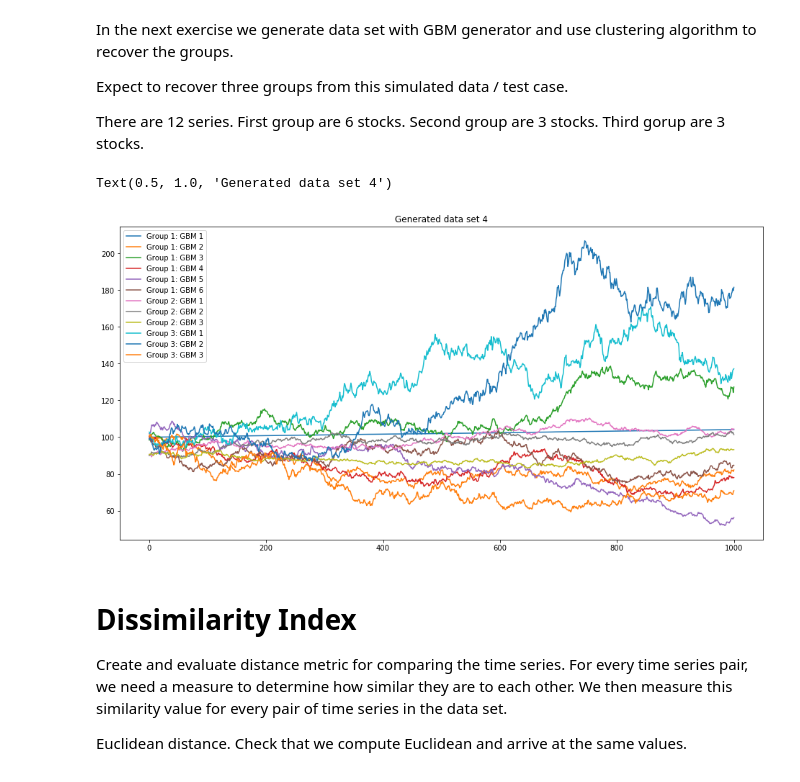
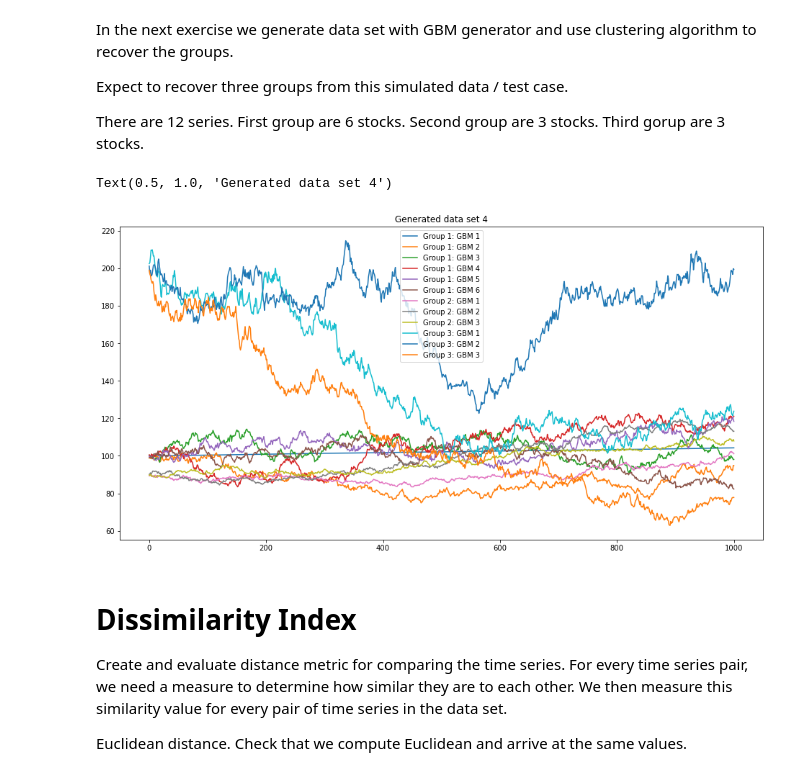
Before and after one commit to chayapan/thesis, a Jupyter notebook: 6.0 Evaluate Solution/Eval_TimeSeriesClustering.ipynb, the cells around one changed output. Drawn from its saved outputs; the diff is of its cells as text; code cells hidden in the pictures.

```diff
--- a/6.0 Evaluate Solution/Eval_TimeSeriesClustering.ipynb
+++ b/6.0 Evaluate Solution/Eval_TimeSeriesClustering.ipynb
@@ -204,41 +204,41 @@ gbm22 = dgf_gbm_path(t, s0=90, sigma=1.0)
 gbm23 = dgf_gbm_path(t, s0=90, sigma=1.0)
 
 # Group of stock
-gbm31 = dgf_gbm_path(t, s0=100, mu=0.03, sigma=3.0)
-gbm32 = dgf_gbm_path(t, s0=100, mu=0.03, sigma=3.0)
-gbm33 = dgf_gbm_path(t, s0=100, mu=0.03, sigma=3.0)
+gbm31 = dgf_gbm_path(t, s0=200, mu=0.03, sigma=3.0)
+gbm32 = dgf_gbm_path(t, s0=200, mu=0.03, sigma=3.0)
+gbm33 = dgf_gbm_path(t, s0=200, mu=0.03, sigma=3.0)
 
 
 data = {'t':t,
         'gbm11':gbm11, 'gbm12':gbm12, 'gbm13':gbm13, 'gbm14':gbm14, 'gbm15':gbm15, 'gbm16':gbm16,
         'gbm21':gbm21, 'gbm22':gbm22, 'gbm23':gbm23,
         'gbm31':gbm31, 'gbm32':gbm32, 'gbm33':gbm33}
 ds4 = pd.DataFrame(data)
 ds4
 
 
 plt.figure(figsize=(16,8))
 plt.plot(gbm11, label='Group 1: GBM 1')
 plt.plot(gbm12, label='Group 1: GBM 2')
 plt.plot(gbm13, label='Group 1: GBM 3')
 plt.plot(gbm14, label='Group 1: GBM 4')
 plt.plot(gbm15, label='Group 1: GBM 5')
 plt.plot(gbm16, label='Group 1: GBM 6')
 
 plt.plot(gbm21, label='Group 2: GBM 1')
 plt.plot(gbm22, label='Group 2: GBM 2')
 plt.plot(gbm23, label='Group 2: GBM 3')
 
 plt.plot(gbm31, label='Group 3: GBM 1')
 plt.plot(gbm32, label='Group 3: GBM 2')
 plt.plot(gbm33, label='Group 3: GBM 3')
 
 
 plt.legend()
 plt.title('Generated data set 4')
 # %% [output]
 Text(0.5, 1.0, 'Generated data set 4')
-[figure, old version]
+[figure, new version]
 # %% [markdown]
 # Dissimilarity Index
 
```
Also changed, not shown: parts of 9 cells of this notebook, 3 other files.
